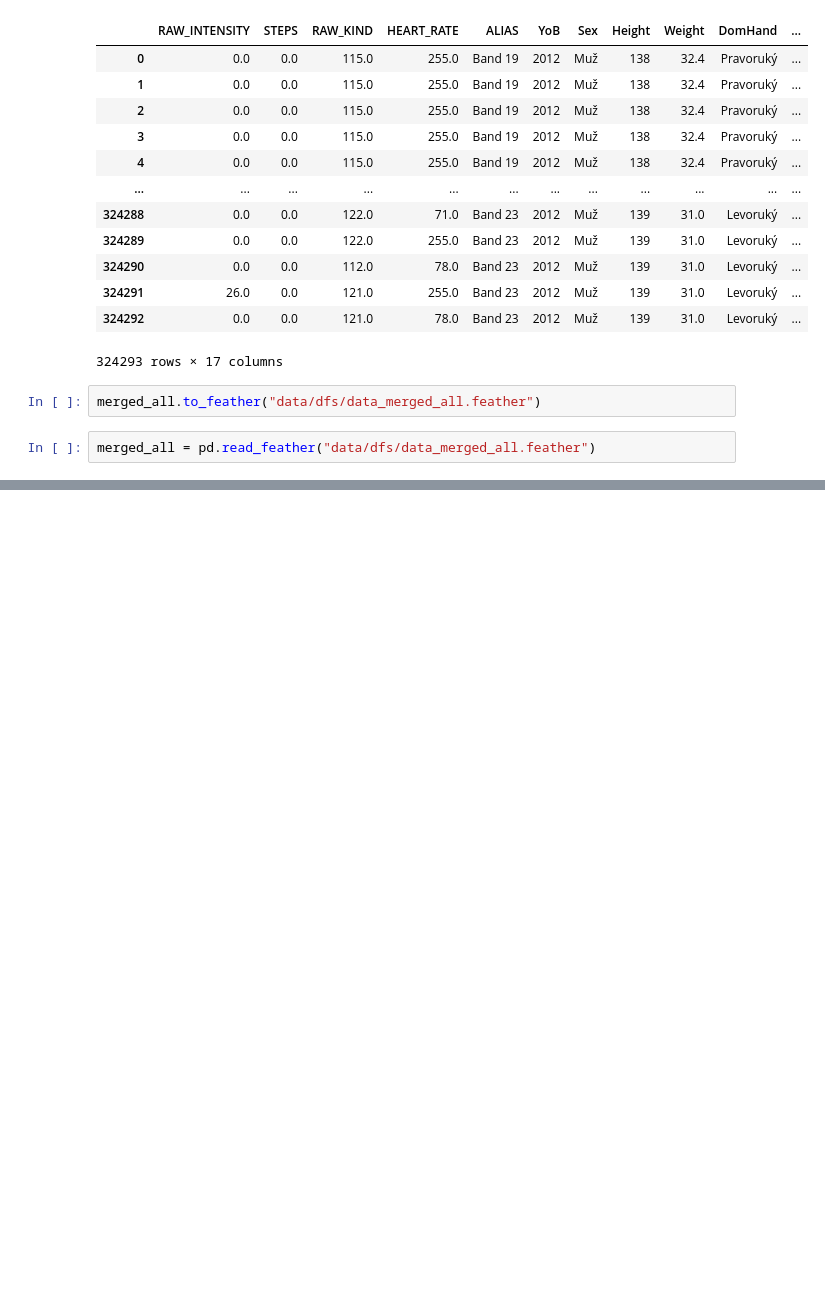
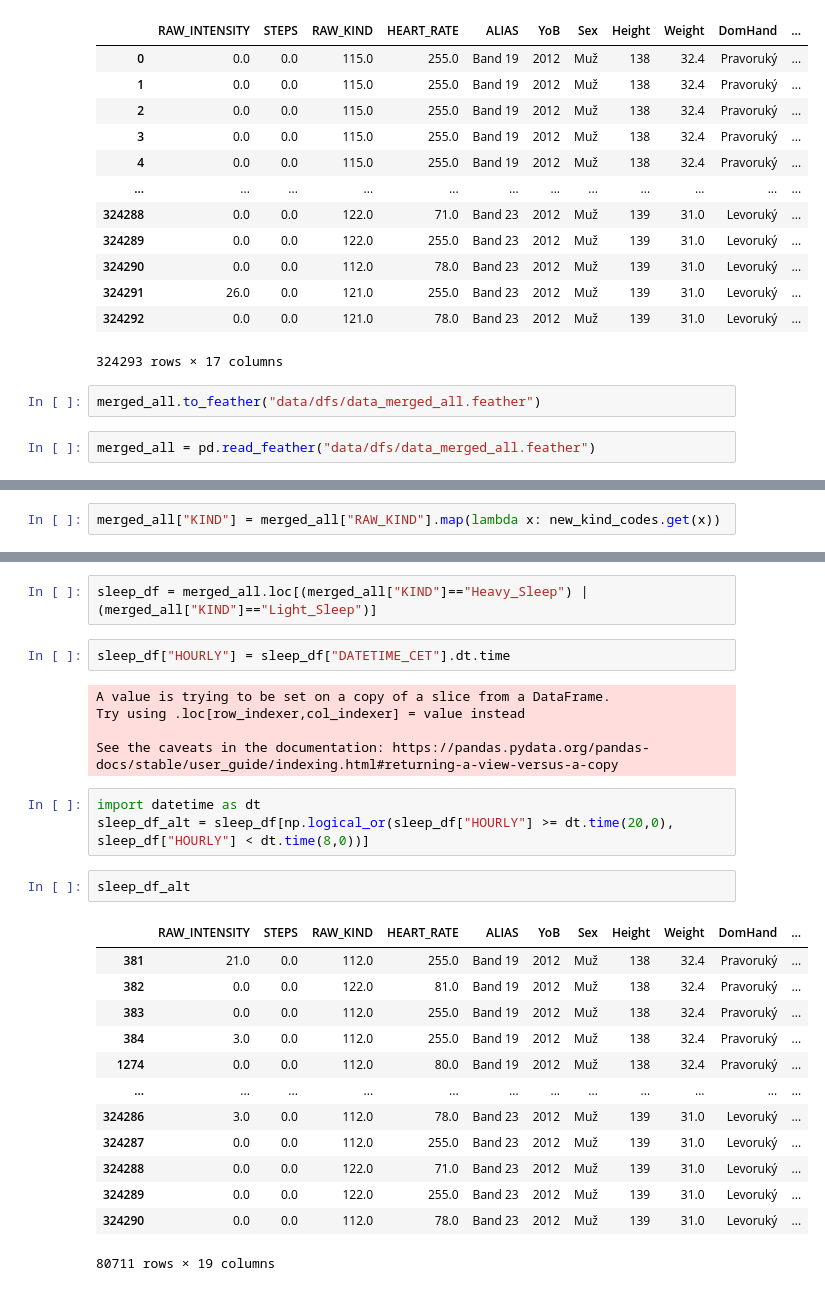
Before and after one commit to edavidk7/WebApp, a Jupyter notebook: band_data.ipynb, the cells around one changed output, grey strips where cells are left out. Saved outputs shown, nothing was run; the diff lists cells and outputs as text; blank space fills up the shorter version.

Commit message:
Sleep processing

```diff
--- a/band_data.ipynb
+++ b/band_data.ipynb
@@ -436,0 +429,2 @@ kind_codes = {"Running": [98, 50, 66, 82],
+# %%
+merged_all["KIND"] = merged_all["RAW_KIND"].map(lambda x: new_kind_codes.get(x))
@@ -436,0 +447,28 @@ kind_codes = {"Running": [98, 50, 66, 82],
+# %%
+sleep_df = merged_all.loc[(merged_all["KIND"]=="Heavy_Sleep") | (merged_all["KIND"]=="Light_Sleep")]
+# %%
+sleep_df["HOURLY"] = sleep_df["DATETIME_CET"].dt.time
+# %% [output]
+A value is trying to be set on a copy of a slice from a DataFrame.
+Try using .loc[row_indexer,col_indexer] = value instead
+
+See the caveats in the documentation: https://pandas.pydata.org/pandas-docs/stable/user_guide/indexing.html#returning-a-view-versus-a-copy
+# %%
+import datetime as dt
+sleep_df_alt = sleep_df[np.logical_or(sleep_df["HOURLY"] >= dt.time(20,0), sleep_df["HOURLY"] < dt.time(8,0))]
+# %%
+sleep_df_alt
+# %% [output]
+|  | RAW_INTENSITY | STEPS | RAW_KIND | HEART_RATE | ALIAS | YoB | Sex | Height | Weight | DomHand | ... |
+| 381 | 21.0 | 0.0 | 112.0 | 255.0 | Band 19 | 2012 | Muž | 138 | 32.4 | Pravoruký | ... |
+| 382 | 0.0 | 0.0 | 122.0 | 81.0 | Band 19 | 2012 | Muž | 138 | 32.4 | Pravoruký | ... |
+| 383 | 0.0 | 0.0 | 112.0 | 255.0 | Band 19 | 2012 | Muž | 138 | 32.4 | Pravoruký | ... |
+| 384 | 3.0 | 0.0 | 112.0 | 255.0 | Band 19 | 2012 | Muž | 138 | 32.4 | Pravoruký | ... |
+| 1274 | 0.0 | 0.0 | 112.0 | 80.0 | Band 19 | 2012 | Muž | 138 | 32.4 | Pravoruký | ... |
+| ... | ... | ... | ... | ... | ... | ... | ... | ... | ... | ... | ... |
+| 324286 | 3.0 | 0.0 | 112.0 | 78.0 | Band 23 | 2012 | Muž | 139 | 31.0 | Levoruký | ... |
+| 324287 | 0.0 | 0.0 | 112.0 | 255.0 | Band 23 | 2012 | Muž | 139 | 31.0 | Levoruký | ... |
+| 324288 | 0.0 | 0.0 | 122.0 | 71.0 | Band 23 | 2012 | Muž | 139 | 31.0 | Levoruký | ... |
+| 324289 | 0.0 | 0.0 | 122.0 | 255.0 | Band 23 | 2012 | Muž | 139 | 31.0 | Levoruký | ... |
+| 324290 | 0.0 | 0.0 | 112.0 | 78.0 | Band 23 | 2012 | Muž | 139 | 31.0 | Levoruký | ... |
+80711 rows × 19 columns
```
Also changed, not shown: parts of 6 cells of this notebook, 1 other file.
